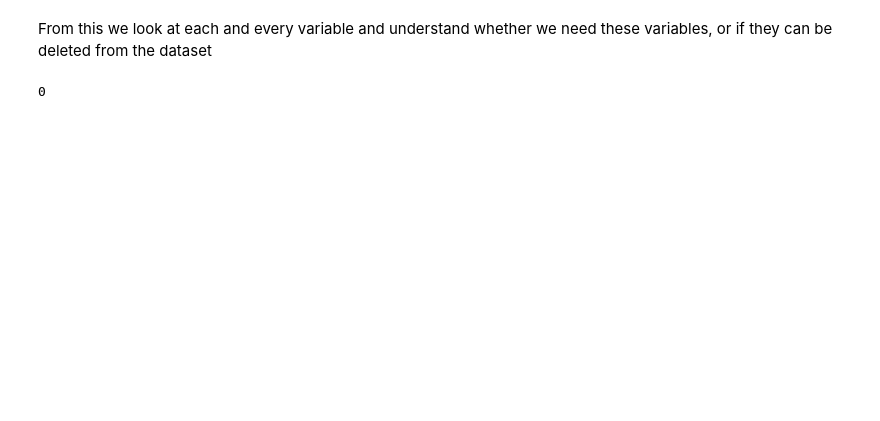
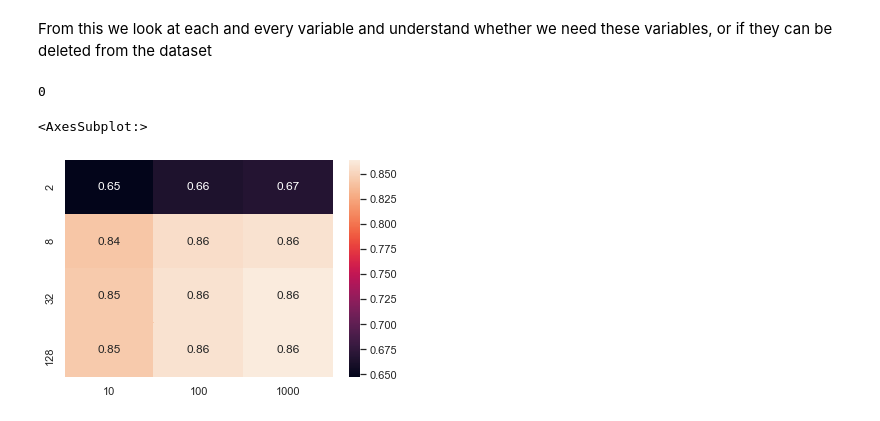
Before and after one commit to thijsovermeer/house-prices-advanced-regression-techniques, a Jupyter notebook: Housing_project_random_forest_regressor.ipynb, the cells around one changed output. Drawn from its saved outputs; the diff is of its cells as text; code cells hidden in the pictures; blank space fills up the shorter version.

```diff
--- a/Housing_project_random_forest_regressor.ipynb
+++ b/Housing_project_random_forest_regressor.ipynb
@@ -174,14 +172,17 @@ def flexible_pipeline(X, reg, scaler=StandardScaler()):
 # %%
 
 param_grid ={'reg__n_estimators':[10,100,1000],
                 'reg__max_depth':[2,8,32,128]}
 ohe = OneHotEncoder(sparse=False, handle_unknown='ignore')
 ss = StandardScaler()
 pipe = flexible_pipeline(X_train,RandomForestRegressor(random_state=1),scaler=ss)
-cvs = StratifiedKFold(n_splits=3, shuffle=True, random_state=1) # Should be n_splits=5, but this speeds things up.
+cvs = KFold(n_splits=10) # Should be n_splits=5, but this speeds things up.
 # GridSearchCV with pipelines will make sure that there is no data leakage
 grid = GridSearchCV(pipe, param_grid=param_grid, cv=cvs, n_jobs=-1).fit(X_train,y_train)
-scores = grid.cv_results_['mean_test_score'].reshape(5, 4)
+scores = grid.cv_results_['mean_test_score'].reshape(4, 3)
 sns.heatmap(scores, xticklabels = param_grid['reg__n_estimators'], yticklabels = param_grid['reg__max_depth'],annot= True)
+# %% [output]
+<AxesSubplot:>
+[figure, added]
 # %%
 y_predictions = grid.predict(test_set)
```
Also changed, not shown: parts of 3 cells of this notebook, 1 other file.
